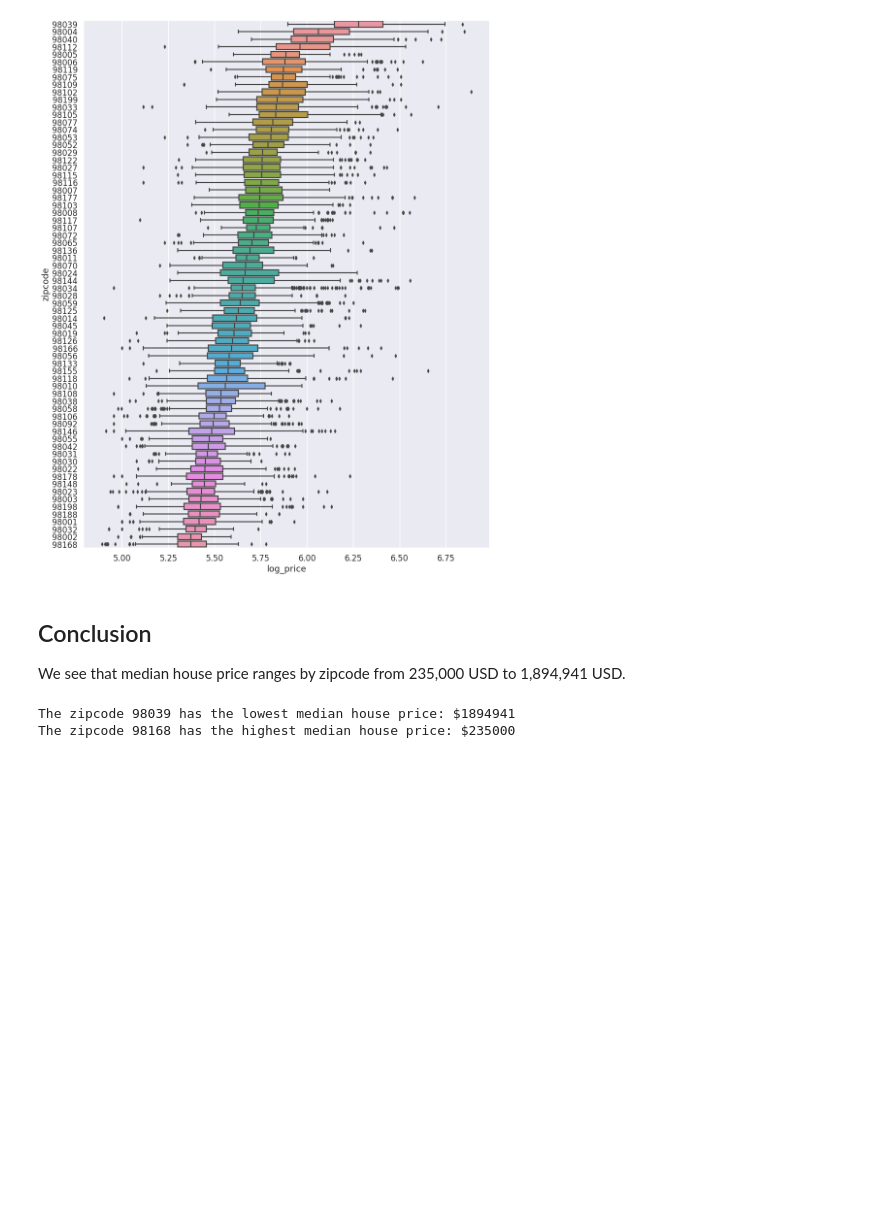
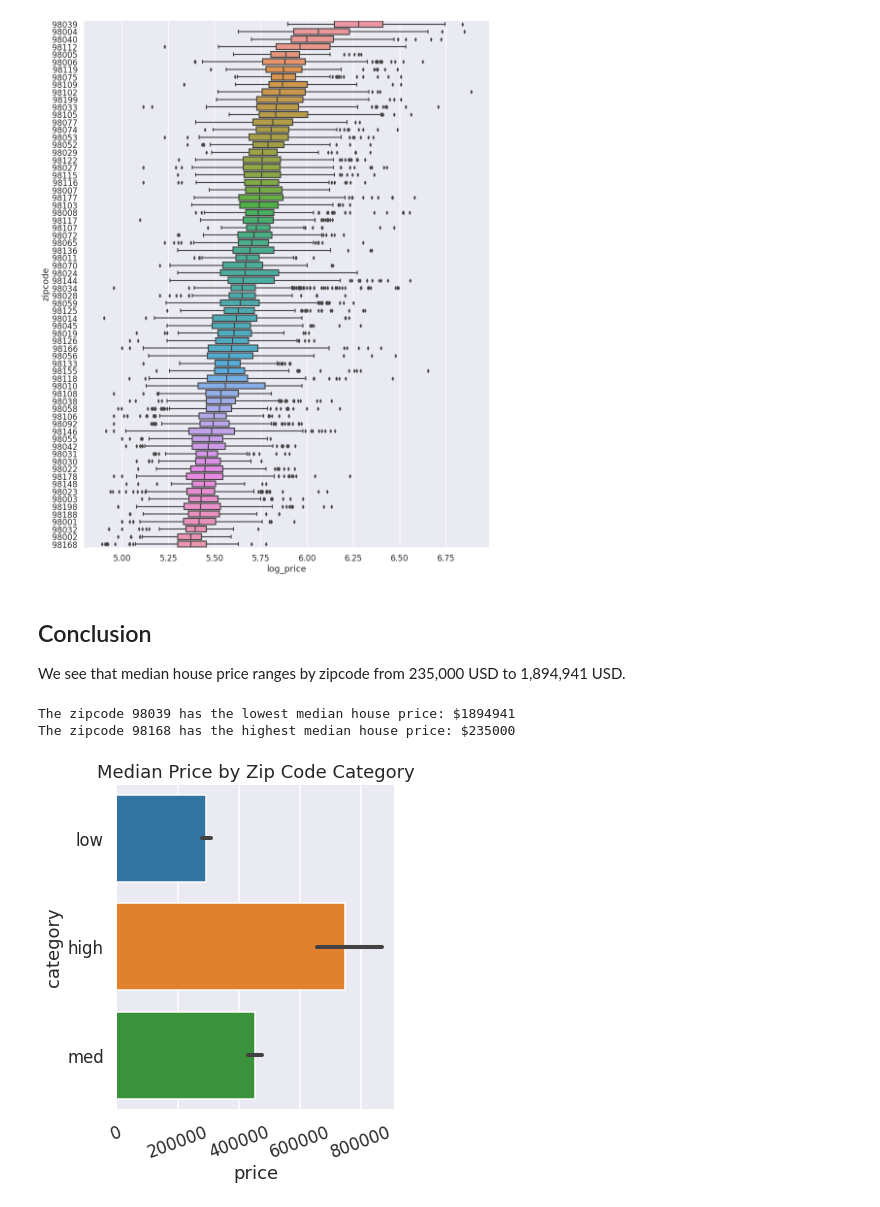
Before and after one commit to sethchart/Housing_Analysis, a Jupyter notebook: notebooks/PriceZipcodeDistribution.ipynb, the cells around one changed output. Cells and saved outputs as stored; diff of their text form; code cells hidden in the pictures; blank space fills up the shorter version.

Commit message:
Adding visualizations to presentation

```diff
--- a/notebooks/PriceZipcodeDistribution.ipynb
+++ b/notebooks/PriceZipcodeDistribution.ipynb
@@ -9,5 +8,5 @@ import numpy as np
 # %%
-df = ra.load_data()
+df = pd.read_csv('data/cleaned.csv')
 zipPrice = df[['zipcode']].copy()
 zipPrice['log_price'] = df['price'].apply(np.log10)
 # %% [markdown]
@@ -34,3 +33,27 @@ print(f"The zipcode {int(maxzip.zipcode)} has the highest median house price: ${
 # %% [output]
 The zipcode 98039 has the lowest median house price: $1894941
 The zipcode 98168 has the highest median house price: $235000
+# %%
+zip_medians = df[['zipcode', 'price']].groupby(by='zipcode').agg('median')
+q1, q2 = zip_medians['price'].quantile(q=[1/3, 2/3])
+def get_zip_category(price):
+    if price < q1:
+        category = 'low'
+    elif price < q2:
+        category = 'med'
+    else:
+        category = 'high'
+    return category
+zip_medians['category'] = zip_medians['price'].apply(get_zip_category)
+zip_category_map = zip_medians['category'].to_dict()
+zip_categories = df['zipcode'].apply(lambda x: zip_category_map[x])
+zip_cat_dummies = pd.get_dummies(zip_categories, drop_first=True, prefix='zipcode')
+# %%
+fig = plt.figure(figsize=(5,6))
+ax = plt.axes()
+sns.barplot(x='price', y='category', orient='h', data=zip_medians, ax=ax)
+ax.set_title('Median Price by Zip Code Category')
+for item in ax.get_xticklabels():
+    item.set_rotation(20)
+# %% [output]
+[figure, added]
```
Also changed, not shown: parts of 2 cells of this notebook, 2 other files.
